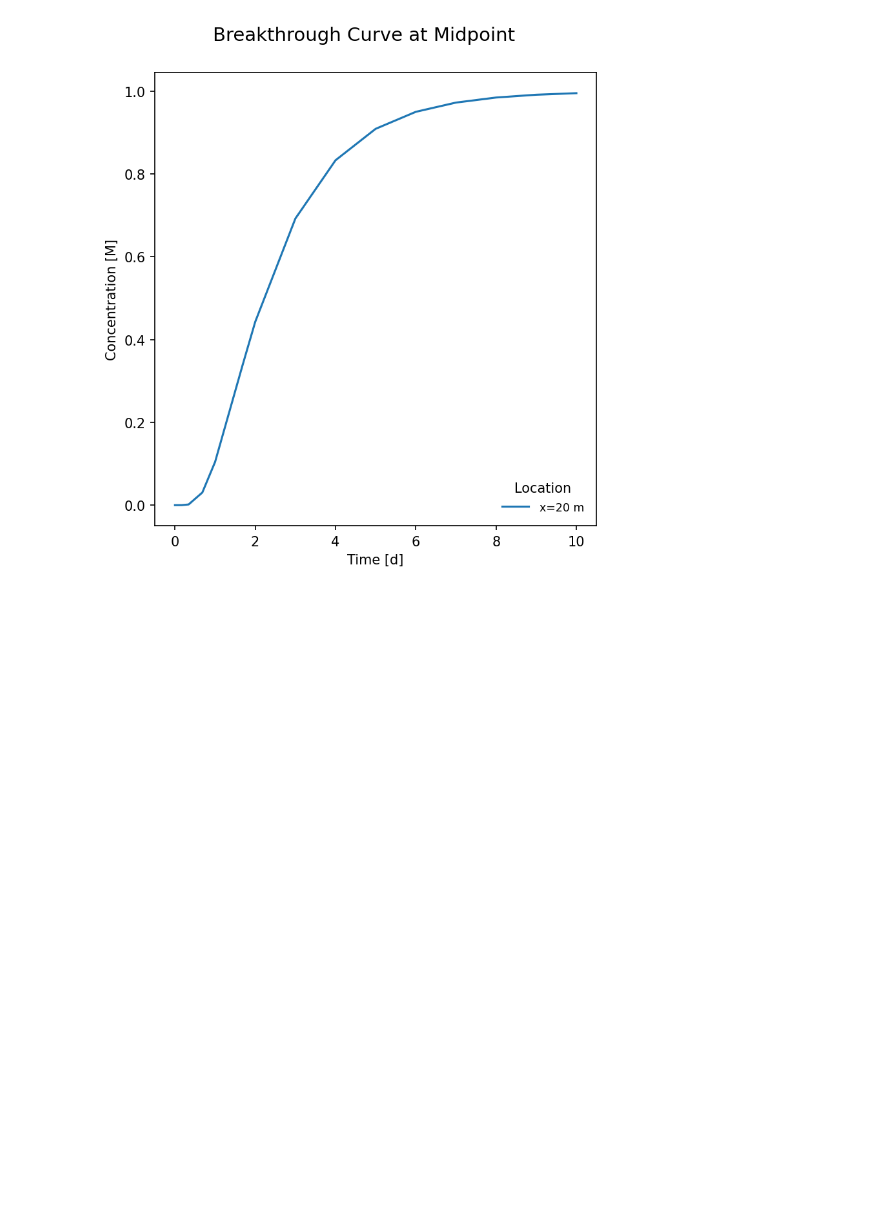
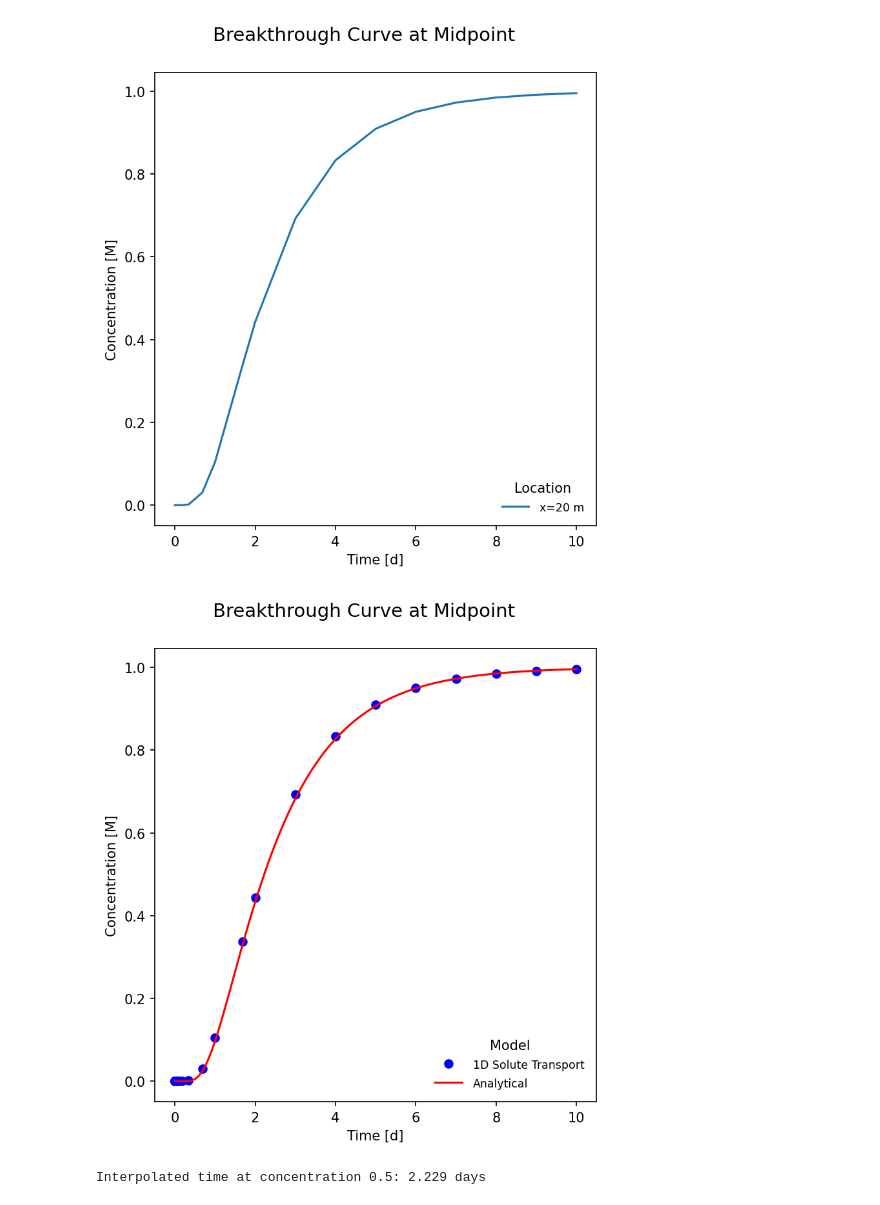
Before and after one commit to hydroaggie/hydrologic-modeling-course-2024, a Jupyter notebook: 04-solute-transport-1_2D/plot-1d.ipynb, the cells around one changed output. Saved outputs shown, nothing was run; the diff lists cells and outputs as text; code cells hidden in the pictures; blank space fills up the shorter version.

Commit message:
Added analytical solution to 1D solute transport plot for comparison

```diff
--- a/04-solute-transport-1_2D/plot-1d.ipynb
+++ b/04-solute-transport-1_2D/plot-1d.ipynb
@@ -108,0 +131,59 @@ plt.show()
+# %%
+# Given parameters
+x = 20  # meters
+C_0 = 1  # initial concentration
+v_x = 20 / 2.229  # velocity (m/day)
+alpha_L = 4  # longitudinal dispersivity (m)
+D_L = alpha_L * v_x  # dispersion coefficient (m^2/day)
+
+# Load observed data
+column_index = 4  # Adjust if necessary
+data = pft.Dataset(filenames[0], 1, column_index)
+time_obs = data.get_array('x')  # Assuming 'x' is time
+conc_obs = data.get_array('y')  # Assuming 'y' is concentration
+
+# Compute model concentrations
+time_model = np.linspace(min(time_obs), max(time_obs), 100)
+conc_model = [OneD_solute_analytical_solution(x, t, C_0, v_x, D_L) for t in time_model]
+
+# Plot the results
+f = plt.figure(figsize=(6, 6), dpi=150)
+plt.subplot(1, 1, 1)
+f.suptitle("Breakthrough Curve at Midpoint", fontsize=14)
+plt.xlabel('Time [d]')
+plt.ylabel('Concentration [M]')
+
+# Plot observed data
+plt.plot(time_obs, conc_obs, 'bo', label='1D Solute Transport')
+
+# Plot analytical solution
+plt.plot(time_model, conc_model, 'r-', label='Analytical')
+
+# Legend and formatting
+plt.legend(loc="lower right", title='Model')
+plt.setp(plt.gca().get_legend().get_texts(), fontsize='small')
+plt.gca().get_legend().get_frame().set_fill(False)
+plt.gca().get_legend().draw_frame(False)
+
+f.subplots_adjust(hspace=0.2, wspace=0.2, bottom=0.12, top=0.9, left=0.14, right=0.9)
+
+plt.show()
+# %% [output]
+[figure, added]
+# %%
+# Target concentration
+target_conc = 0.5
+
+# Ensure the observed data is sorted by time
+sorted_indices = np.argsort(conc_obs)
+time_obs_sorted = np.array(time_obs)[sorted_indices]
+conc_obs_sorted = np.array(conc_obs)[sorted_indices]
+
+# Interpolate time at which concentration = 0.5
+if np.min(conc_obs_sorted) <= target_conc <= np.max(conc_obs_sorted):
+    time_at_target = np.interp(target_conc, conc_obs_sorted, time_obs_sorted)
+    print(f"Interpolated time at concentration {target_conc}: {time_at_target:.3f} days")
+else:
+    print(f"Target concentration {target_conc} is out of the observed range.")
+# %% [output]
+Interpolated time at concentration 0.5: 2.229 days
```
Also changed, not shown: parts of 2 cells of this notebook.
